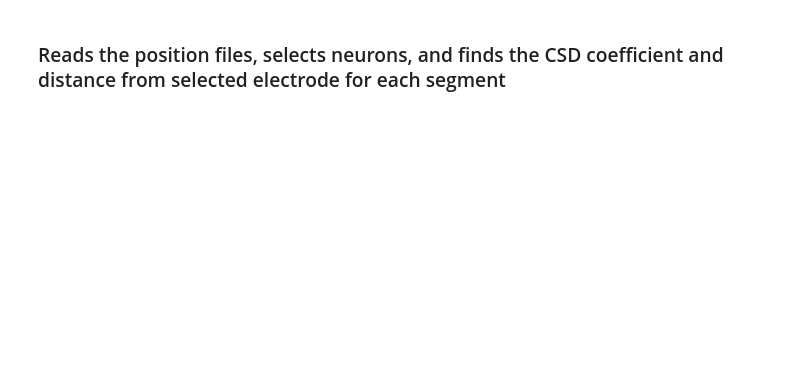
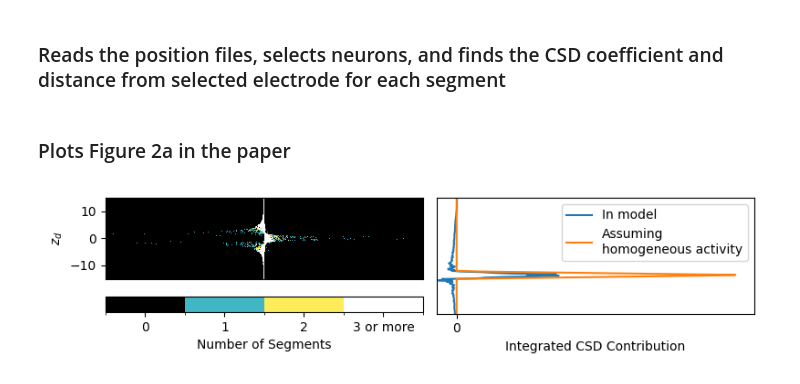
Before and after one commit to joseph-tharayil/csd_paper, a Jupyter notebook: derivativeHistograms.ipynb, the cells around one changed output. Drawn from its saved outputs; the diff is of its cells as text; code cells hidden in the pictures; blank space fills up the shorter version.

```diff
--- a/derivativeHistograms.ipynb
+++ b/derivativeHistograms.ipynb
@@ -104,0 +130,2 @@ for electrodeIdx in electrodeIndices:
+# %% [markdown]
+### Plots Figure 2a in the paper
@@ -105 +135,61 @@ for electrodeIdx in electrodeIndices:
+# %%
+fig, axes = plt.subplots(1,2,figsize=(8,2))
+
+# Iterates through electrodes backwards, since electrodes are stored from the bottom to the top of the column
+distances = allDistances[2]
+csdCoeffs = allCsdCoeffs[2]
+
+distances = np.array(distances)
+csdCoeffs = np.array(csdCoeffs)
+
+# Stacks distances and coefficients from each neuron, stored as separate lists, into a single contiguous numpy array
+newDistances = distances[0]
+for d in distances[1:]:
+    newDistances = np.vstack((newDistances,d))
+
+newcoeffs = csdCoeffs[0][:,np.newaxis]
+for c in csdCoeffs[1:]:
+    newcoeffs = np.vstack((newcoeffs,c[:,np.newaxis]))
+
+# Define 4 perceptually distinct colors (especially between first two)
+colors = ['#000000', '#41b6c4', '#feec5a', '#ffffff']
+cmap = ListedColormap(colors)
+
+# Define bin boundaries for 4 bins
+bounds = [0, 1, 2, 3, 4]
+norm = BoundaryNorm(boundaries=bounds, ncolors=len(colors))
+
+_, _, _, im = axes[0].hist2d(newcoeffs[:,0],newDistances[:,0]/20,bins=[10000,1000],cmin=0,cmax=3,cmap=cmap,norm=norm) # Plots histogram (effectively a scatter plot) of CSD coefficients and vertical distances
+cbar = plt.colorbar(im,ax=axes[0],orientation='horizontal',label='Number of Segments')
+cbar.set_ticks([0.5, 1.5, 2.5, 3.5])
+cbar.set_ticklabels(['0', '1', '2', '3 or more'])
+axes[0].set_xticks([])
+
+
+axes[0].set_xlim([-5e-6,5e-6])
+
+axes[0].set_ylabel('$z_d$')
+axes[0].set_ylim([-15,15])
+
+
+hist, xbins, ybins = np.histogram2d(newcoeffs[:,0],newDistances[:,0]/20,bins=[10000,1000]) # Gets bin and density values for the histogram
+xvals = (xbins[1:]+xbins[:-1])/2
+yvals = (ybins[1:]+ybins[:-1])/2
+
+axes[1].plot(np.sum(hist*xvals[:,np.newaxis],axis=0),yvals) # Integrates histogram over each distance bin
+axes[1].plot(analyticContribution(yvals*20,20,np.sum(np.abs(newcoeffs))),yvals)
+axes[1].set_ylim([-10,20])
+
+axes[1].set_xlabel('Integrated CSD Contribution')
+axes[1].set_xticks([0])
+axes[1].legend(['In model','Assuming\nhomogeneous activity'])
+
+axes[1].set_yticks([])
+axes[1].set_xlim([-5e-5,75e-5])
+
+plt.tight_layout()
+
+plt.savefig('wideHistogram.png')
+# %% [output]
+[figure, added]
 # %% [markdown]
```
Also changed, not shown: parts of 27 cells of this notebook.
